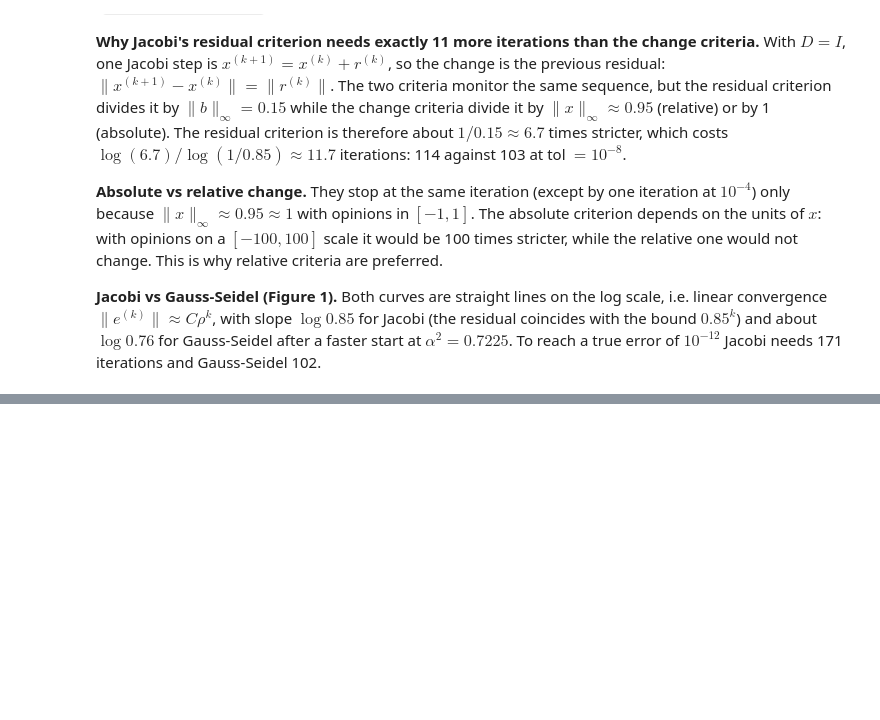
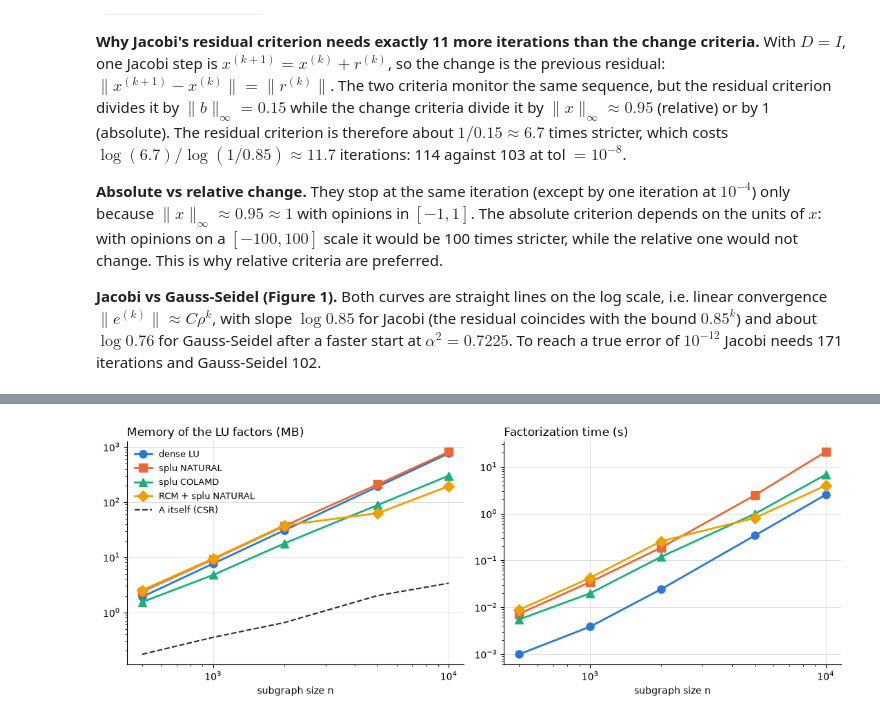
Before and after one commit to Par-TBasti/Dogmatism-in-Large-Scale-Social-Networks, a Jupyter notebook: 02_solvers.ipynb, the cells around one changed output, grey strips where cells are left out. Drawn from its saved outputs; the diff is of its cells as text; code cells hidden in the pictures; blank space fills up the shorter version.

Commit message:
Step 5: direct methods and fill-in

```diff
--- a/02_solvers.ipynb
+++ b/02_solvers.ipynb
@@ -579,0 +590,20 @@ Figures: `reports/m2_convergence_jacobi_vs_gs.png`, `reports/m2_stopping_criteri
+# %%
+# 5.1 Induced subgraphs: BFS from the node with the highest degree
+
+import scipy.linalg as sla
+from scipy.sparse.csgraph import breadth_first_order
+
+S = (W + W.T).tocsr()  # undirected pattern
+start_node = int(np.argmax(np.diff(S.indptr)))
+bfs_order = breadth_first_order(S, start_node, directed=False, return_predecessors=False)
+print(f"start node {start_node} with {np.diff(S.indptr)[start_node]} neighbours, BFS reaches {len(bfs_order)} of {n} nodes")
+
+sizes = [500, 1000, 2000, 5000, 10000]
+subgraphs = {}
+for m in sizes:
+    idx = np.sort(bfs_order[:m])  # keep the original relative ordering of the users
+    A_sub = A[idx, :][:, idx].tocsc()
+    off_sum = np.asarray(abs(A_sub).sum(axis=1)).ravel() - np.abs(A_sub.diagonal())
+    subgraphs[m] = A_sub
+    print(f"n = {m:5d}: nnz = {A_sub.nnz:7d} ({A_sub.nnz / m:.1f} per row), "
+          f"strictly diagonally dominant: {np.all(np.abs(A_sub.diagonal()) > off_sum)}")
@@ -579,0 +675,25 @@ Figures: `reports/m2_convergence_jacobi_vs_gs.png`, `reports/m2_stopping_criteri
+# %%
+# 5.3 Memory and time vs n (log-log)
+
+yellow = "#eda100"
+styles = {"dense LU": (blue, "o"), "splu NATURAL": (orange, "s"),
+          "splu COLAMD": (aqua, "^"), "RCM + splu NATURAL": (yellow, "D")}
+
+fig, axes = plt.subplots(1, 2, figsize=(11, 4.2))
+for name, (color, marker) in styles.items():
+    t = lu_table[lu_table.method == name]
+    axes[0].loglog(t.n, t["memory MB"], color=color, marker=marker, ms=8, lw=2, label=name)
+    axes[1].loglog(t.n, t["time s"], color=color, marker=marker, ms=8, lw=2, label=name)
+t = lu_table[lu_table.method == "dense LU"]
+axes[0].loglog(t.n, t["A (CSR) MB"], color=ink, lw=1.5, ls="--", label="A itself (CSR)")
+
+axes[0].set_title("Memory of the LU factors (MB)", loc="left")
+axes[1].set_title("Factorization time (s)", loc="left")
+for ax in axes:
+    ax.set_xlabel("subgraph size n")
+axes[0].legend(frameon=False, fontsize=9)
+fig.tight_layout()
+fig.savefig(reports_folder / "m2_lu_memory_time.png", dpi=200)
+plt.show()
+# %% [output]
+[figure, added]
```
Also changed, not shown: parts of 12 cells of this notebook, 3 other files.
